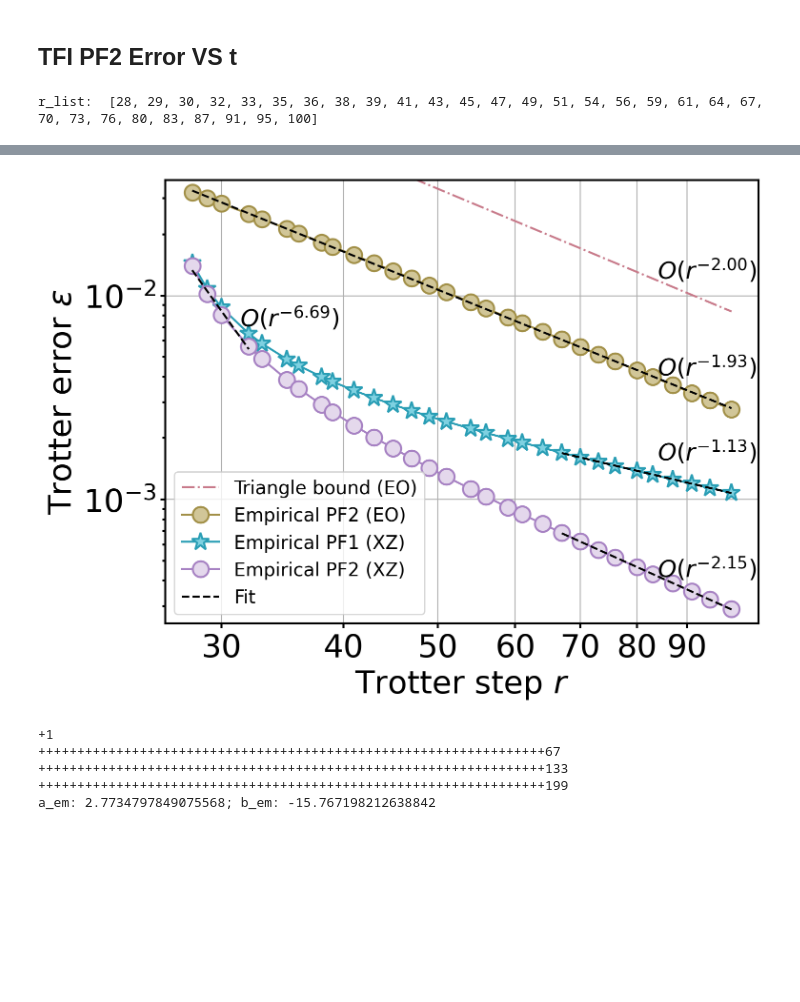
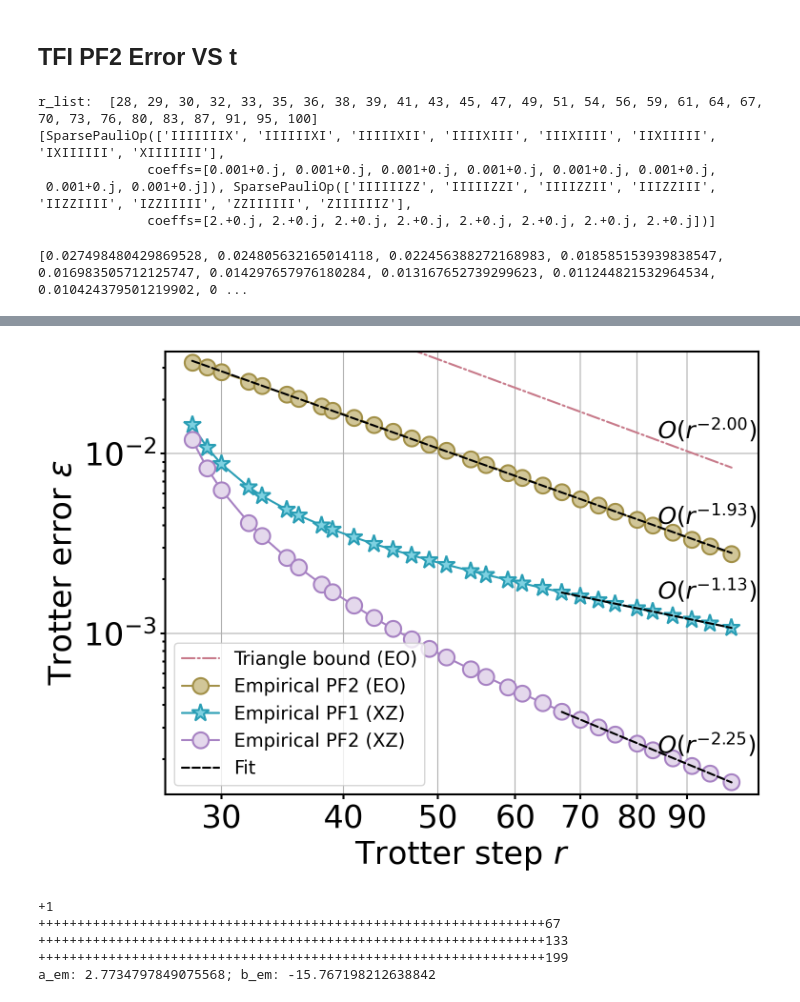
Before and after one commit to Jue-Xu/Interference-Trotter-Error, a Jupyter notebook: code/second_order.ipynb, the cells around one changed output, grey strips where cells are left out. Saved outputs shown, nothing was run; the diff lists cells and outputs as text; code cells hidden in the pictures; blank space fills up the shorter version.

Commit message:
PF2 bound (big O not applicable); powe_law fit less points

```diff
--- a/code/second_order.ipynb
+++ b/code/second_order.ipynb
@@ -10,9 +10,11 @@ import numpy as np
 from scipy.linalg import expm
 
 from trotter import *
-from lattice_hamiltonians import interference_bound, tight_bound
+from lattice_hamiltonians import interference_bound
 # from quantum_simulation_recipe import spin
 from quantum_simulation_recipe.spin import Nearest_Neighbour_1d, Power_Law
+from quantum_simulation_recipe.trotter import pf
+from quantum_simulation_recipe.bounds import interference_bound, tight_bound
 from plot_config import *
 
 
@@ -26,33 +28,53 @@ cc = [c+'FF' for c in pal(5)]  # Draw list of 4 colors across the palette
 # swatchplot([pal], figsize = (5, 0.5))
 # ['#C87A8AFF', '#A29048FF', '#45A271FF', '#2A9EB5FF', '#A782C3FF']
 set_color_cycle(cc)
+mpl.rcParams['axes.grid'] = True
 # %% [markdown]
 ## TFI PF2 Error VS t
 # %%
 prefix, suffix = 'TFI', 'PF2'
 n, t = 8, 20
 J, h = 2, 0.001
+# r_list = sorted(list(set(np.logspace(1.25, 2.0, 30, dtype=int))))
 r_list = sorted(list(set(np.logspace(1.45, 2.0, 30, dtype=int))))
 # r_list = np.logspace(1, 1.5, 20, dtype=int)
 print('r_list: ', r_list)
 data = {key: [] for key in ['r', 'emp_xz1', 'emp_eo1', 'bnd_xz1', 'bnd_eo1', 'emp_xz2', 'emp_eo2', 'bnd_xz2', 'bnd_eo2']}
 
+tfI = Nearest_Neighbour_1d(n=n, Jx=0, Jy=0, Jz=J, hx=h, hy=0, hz=0, pbc=True)
+print(tfI.ham_xyz)
+# tfI = TF_Ising_1d(n, J, h)
 for r in r_list:
-    tfI = Nearest_Neighbour_1d(n=n, Jx=0, Jy=0, Jz=J, hx=h, hy=0, hz=0, pbc=True)
-    # tfI = TF_Ising_1d(n, J, h)
     exact_U = expm(-1j * t * tfI.ham.to_matrix())
-    appro_U_xz1 = pf_r([h.to_matrix(True) for h in tfI.ham_xyz], t, r, order=1)
-    appro_U_xz2 = pf_r([h.to_matrix(True) for h in tfI.ham_xyz], t, r, order=2)
-    appro_U_eo1 = pf_r([h.to_matrix(True) for h in tfI.ham_par], t, r, order=1)
-    appro_U_eo2 = pf_r([h.to_matrix(True) for h in tfI.ham_par], t, r, order=2)
+    appro_U_xz1 = pf(tfI.ham_xyz, t, r, order=1)
+    appro_U_xz2 = pf(tfI.ham_xyz, t, r, order=2)
+    appro_U_eo1 = pf(tfI.ham_par, t, r, order=1)
+    appro_U_eo2 = pf(tfI.ham_par, t, r, order=2)
     data['emp_xz1'].append(norm(exact_U - appro_U_xz1, ord=2))
     data['emp_xz2'].append(norm(exact_U - appro_U_xz2, ord=2))
     data['emp_eo1'].append(norm(exact_U - appro_U_eo1, ord=2))
     data['emp_eo2'].append(norm(exact_U - appro_U_eo2, ord=2))
-    data['bnd_xz2'].append(tight_bound([term.to_matrix() for term in tfI.ham_xyz], 2, t, r))
-    data['bnd_eo2'].append(tight_bound([term.to_matrix() for term in tfI.ham_par], 2, t, r))
+    data['bnd_xz2'].append(tight_bound(tfI.ham_xyz, 2, t, r))
+    data['bnd_eo2'].append(tight_bound(tfI.ham_par, 2, t, r))
 # %% [output]
 r_list:  [28, 29, 30, 32, 33, 35, 36, 38, 39, 41, 43, 45, 47, 49, 51, 54, 56, 59, 61, 64, 67, 70, 73, 76, 80, 83, 87, 91, 95, 100]
+[SparsePauliOp(['IIIIIIIX', 'IIIIIIXI', 'IIIIIXII', 'IIIIXIII', 'IIIXIIII', 'IIXIIIII', 'IXIIIIII', 'XIIIIIII'],
+              coeffs=[0.001+0.j, 0.001+0.j, 0.001+0.j, 0.001+0.j, 0.001+0.j, 0.001+0.j,
+ 0.001+0.j, 0.001+0.j]), SparsePauliOp(['IIIIIIZZ', 'IIIIIZZI', 'IIIIZZII', 'IIIZZIII', 'IIZZIIII', 'IZZIIIII', 'ZZIIIIII', 'ZIIIIIIZ'],
+              coeffs=[2.+0.j, 2.+0.j, 2.+0.j, 2.+0.j, 2.+0.j, 2.+0.j, 2.+0.j, 2.+0.j])]
+# %%
+## our inteference bound for PF2 (A+B)
+Z, X = tfI.ham_xyz[0], tfI.ham_xyz[1]
+cmm_xz = commutator(X, Z).simplify()
+cmm_zxz = commutator(Z, cmm_xz).simplify()
+cmm_xxz = commutator(X, cmm_xz).simplify()
+c1 = norm(cmm_xz, ord=2)
+c2 = norm(cmm_zxz, ord=2)
+c3 = norm(commutator(X, cmm_zxz), ord=2) + norm(commutator(Z, cmm_xxz), ord=2)
+our_bnd = [c1*(t/r)**3 + c2*t**3/r**2 + c3*t**4/r**3 for r in r_list]
+print(our_bnd)
+# %% [output]
+[0.027498480429869528, 0.024805632165014118, 0.022456388272168983, 0.018585153939838547, 0.016983505712125747, 0.014297657976180284, 0.013167652739299623, 0.011244821532964534, 0.010424379501219902, 0 ...
 # %%
 mpl.rcParams['lines.markersize'] = 12
 plt.rc('legend', fontsize=MEDIUM_SIZE-4)
@@ -60,6 +82,7 @@ plt.rc('legend', fontsize=MEDIUM_SIZE-4)
 set_color_cycle(['#45A271FF', '#C87A8AFF', '#A29048FF', '#2A9EB5FF', '#A782C3FF'], 0.25)
 fig, ax = plt.subplots(1, 1)
 plot_fit(ax, r_list, data['bnd_eo2'], var='r', y_offset=1.45, x_offset=0.84, linewidth=0.01)
+# ax.plot(r_list, our_bnd, '-.', label='Our bound (EO)')
 ax.plot(r_list, data['bnd_eo2'], '-.', label='Triangle bound (EO)')
 # ax.plot(r_list, data['bnd_xz2'], '--', label='Triangle bound (XZ)')
 # ax.plot(r_list, data['emp_eo1'], 'o-', label='Empirical PF1 (EO)')
@@ -68,7 +91,7 @@ ax.plot(r_list, data['emp_xz1'], '*-', label='Empirical PF1 (XZ)', markersize=14
 ax.plot(r_list, data['emp_xz2'], 'o-', label='Empirical PF2 (XZ)')
 plot_fit(ax, r_list, data['emp_eo2'], var='r', y_offset=1.45, x_offset=0.84)
 plot_fit(ax, r_list[-10:], data['emp_xz1'][-10:], var='r', y_offset=1.45, x_offset=0.84)
-plot_fit(ax, r_list[:4], data['emp_xz2'][:4], var='r', y_offset=1.3, x_offset=0.98)
+# plot_fit(ax, r_list[:4], data['emp_xz2'][:4], var='r', y_offset=1.3, x_offset=0.98)
 plot_fit(ax, r_list[-10:], data['emp_xz2'][-10:], label='Fit', var='r', y_offset=1.45, x_offset=0.84)
 ax_set_text(ax, r'Trotter step $r$', r'Trotter error $\epsilon$', log='xy', xticks=[30,40,50,60,70,80,90], ylim=[min(data['emp_xz2']), max(data['emp_eo2'])])  # ax.set_ylim([3e-5, 5e-3])
 # ax.set_title(f'PF2, TFI (J={J}, h={h}), t={t}')
@@ -82,4 +104,4 @@ a_em: -2.148680646814133; b_em: 1.7441458796450418
-[figure, old version]
+[figure, new version]
 # %%
 n = 7
 r = 50
```
Also changed, not shown: parts of 1 cell of this notebook, 6 other files.
